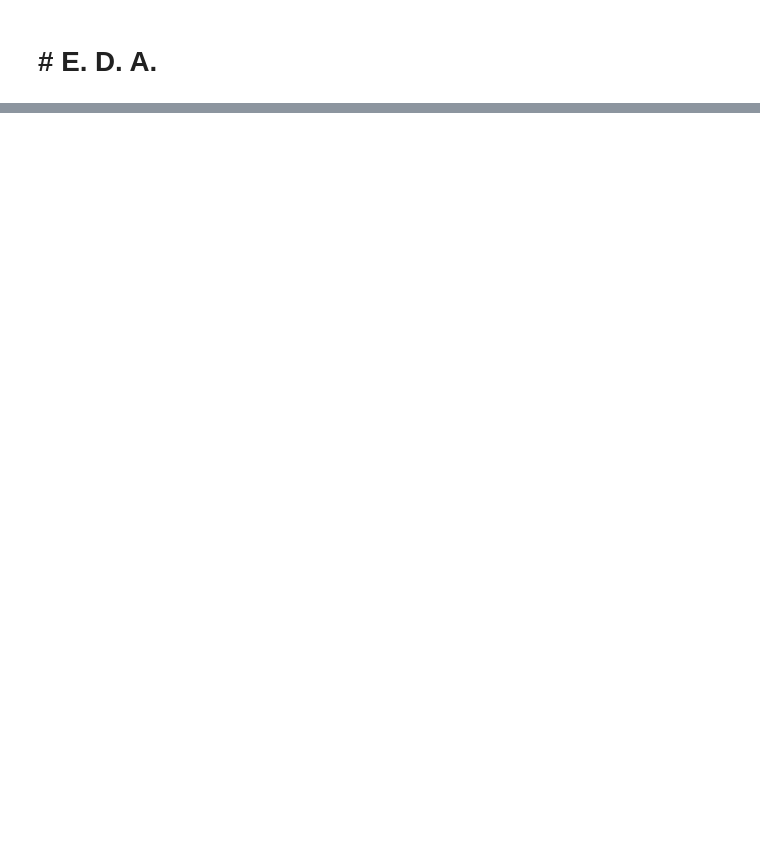
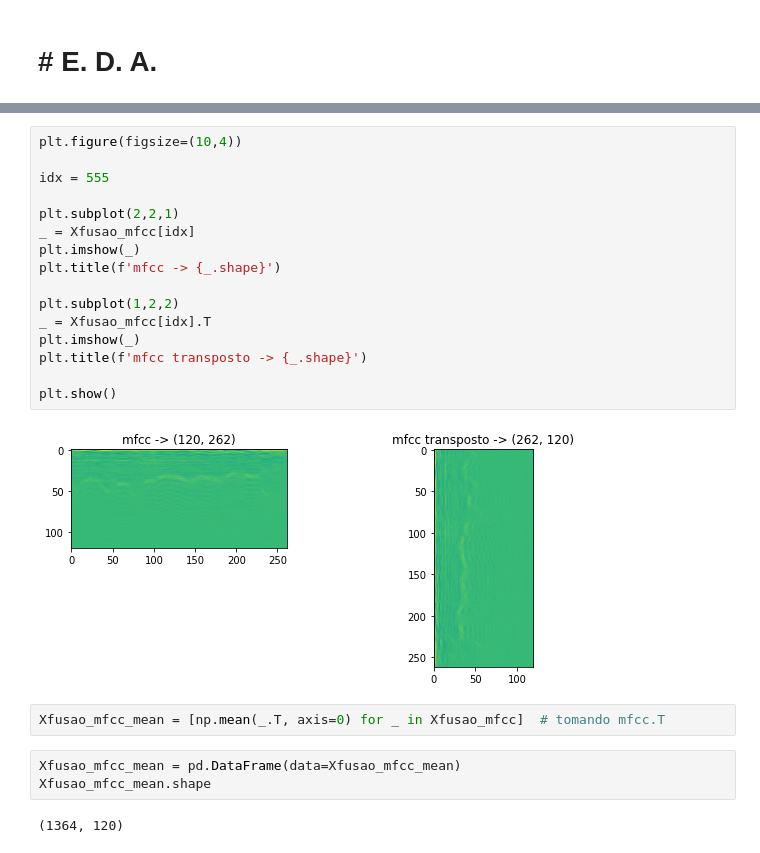
Before and after one commit to htbrandao/ppgi, a Jupyter notebook: modelagem/notebooks/01_eda.ipynb, the cells around one changed output, grey strips where cells are left out. Saved outputs shown, nothing was run; the diff lists cells and outputs as text; blank space fills up the shorter version.

```diff
--- a/modelagem/notebooks/01_eda.ipynb
+++ b/modelagem/notebooks/01_eda.ipynb
@@ -168,0 +95,25 @@ plt.show()
+# %%
+plt.figure(figsize=(10,4))
+
+idx = 555
+
+plt.subplot(2,2,1)
+_ = Xfusao_mfcc[idx]
+plt.imshow(_)
+plt.title(f'mfcc -> {_.shape}')
+
+plt.subplot(1,2,2)
+_ = Xfusao_mfcc[idx].T
+plt.imshow(_)
+plt.title(f'mfcc transposto -> {_.shape}')
+
+plt.show()
+# %% [output]
+[figure, added]
+# %%
+Xfusao_mfcc_mean = [np.mean(_.T, axis=0) for _ in Xfusao_mfcc]  # tomando mfcc.T
+# %%
+Xfusao_mfcc_mean = pd.DataFrame(data=Xfusao_mfcc_mean)
+Xfusao_mfcc_mean.shape
+# %% [output]
+(1364, 120)
```
Also changed, not shown: parts of 37 cells of this notebook, 5 other files.
